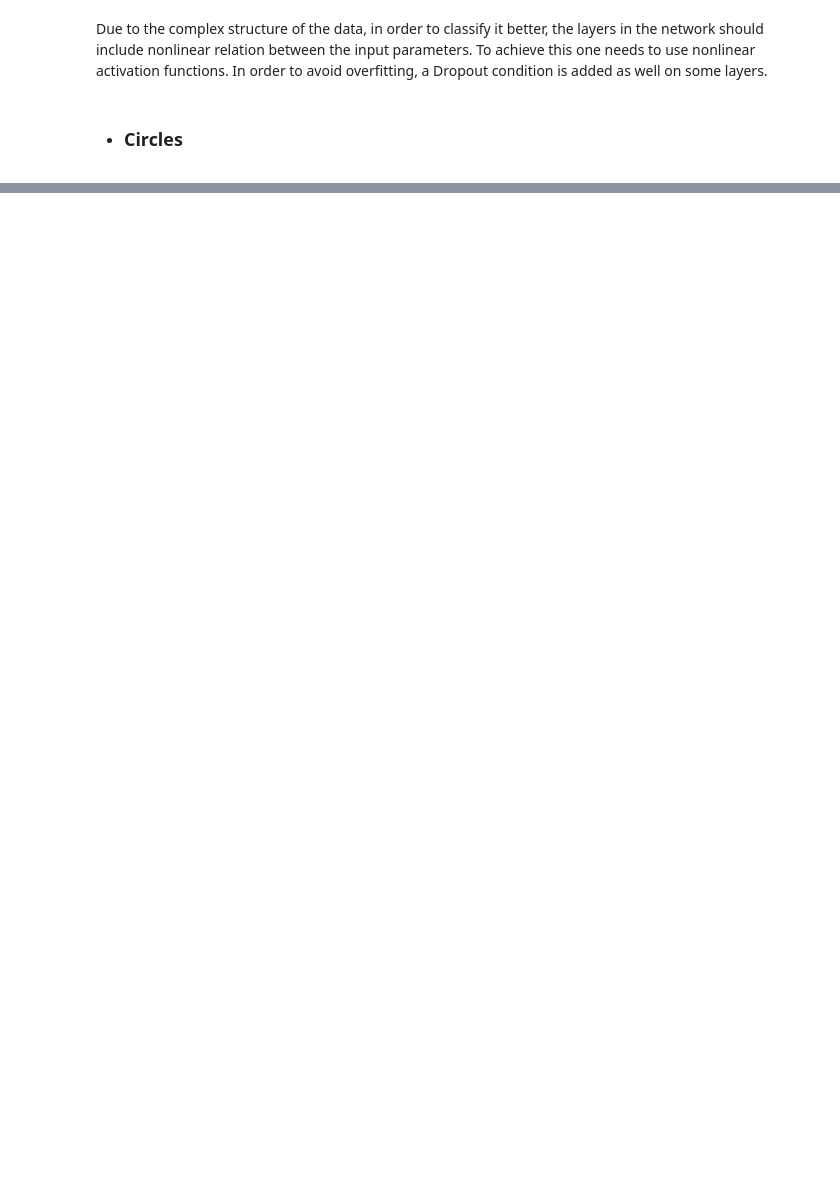
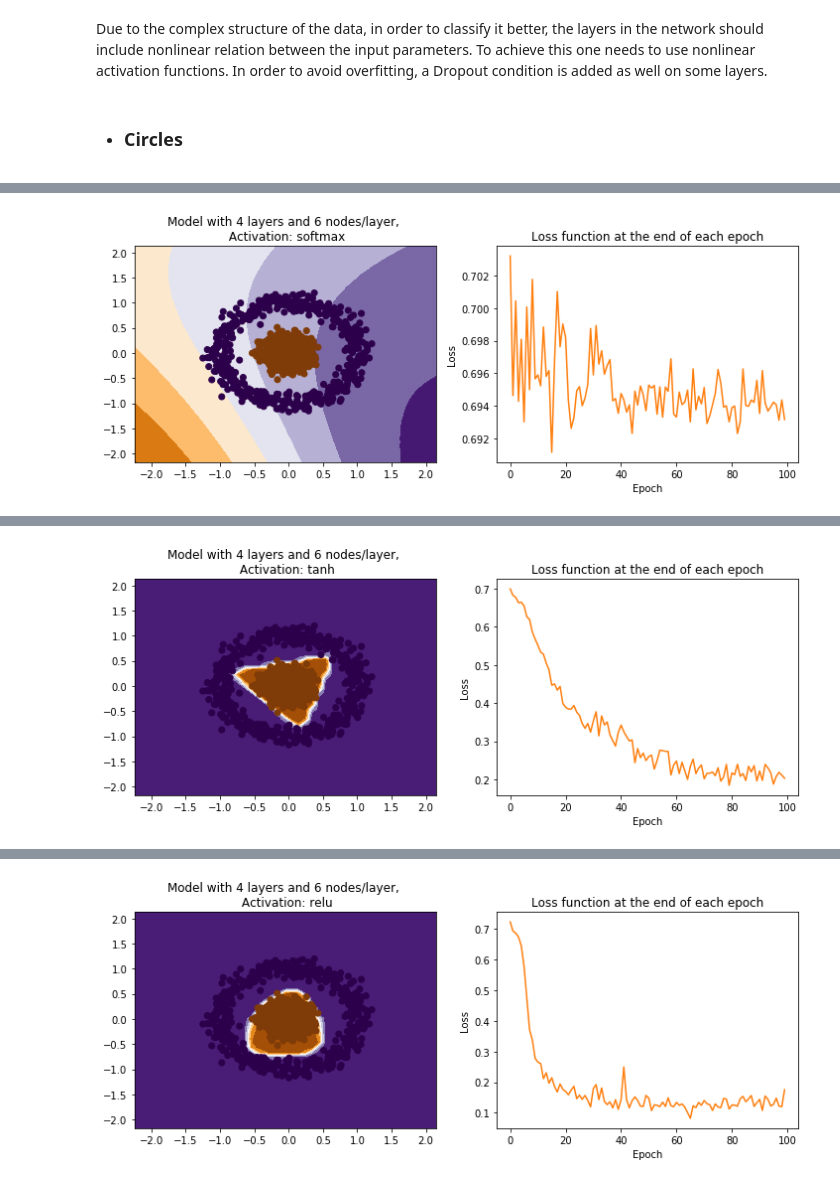
Before and after one commit to adamyanova/ACT_2017, a Jupyter notebook: Ex_3/Ex_3.ipynb, the cells around one changed output, grey strips where cells are left out. Drawn from its saved outputs; the diff is of its cells as text; code cells hidden in the pictures; blank space fills up the shorter version.

```diff
--- a/Ex_3/Ex_3.ipynb
+++ b/Ex_3/Ex_3.ipynb
@@ -159,0 +302,3 @@ cutoff = [0.1, 0.2, 0.5]
+# %%
+display(vbox, button)
+# %% [output]
@@ -159,0 +307 @@ cutoff = [0.1, 0.2, 0.5]
+[figure, added]
@@ -159,0 +310 @@ cutoff = [0.1, 0.2, 0.5]
+[figure, added]
@@ -159,0 +313 @@ cutoff = [0.1, 0.2, 0.5]
+[figure, added]
```
Also changed, not shown: parts of 10 cells of this notebook.
